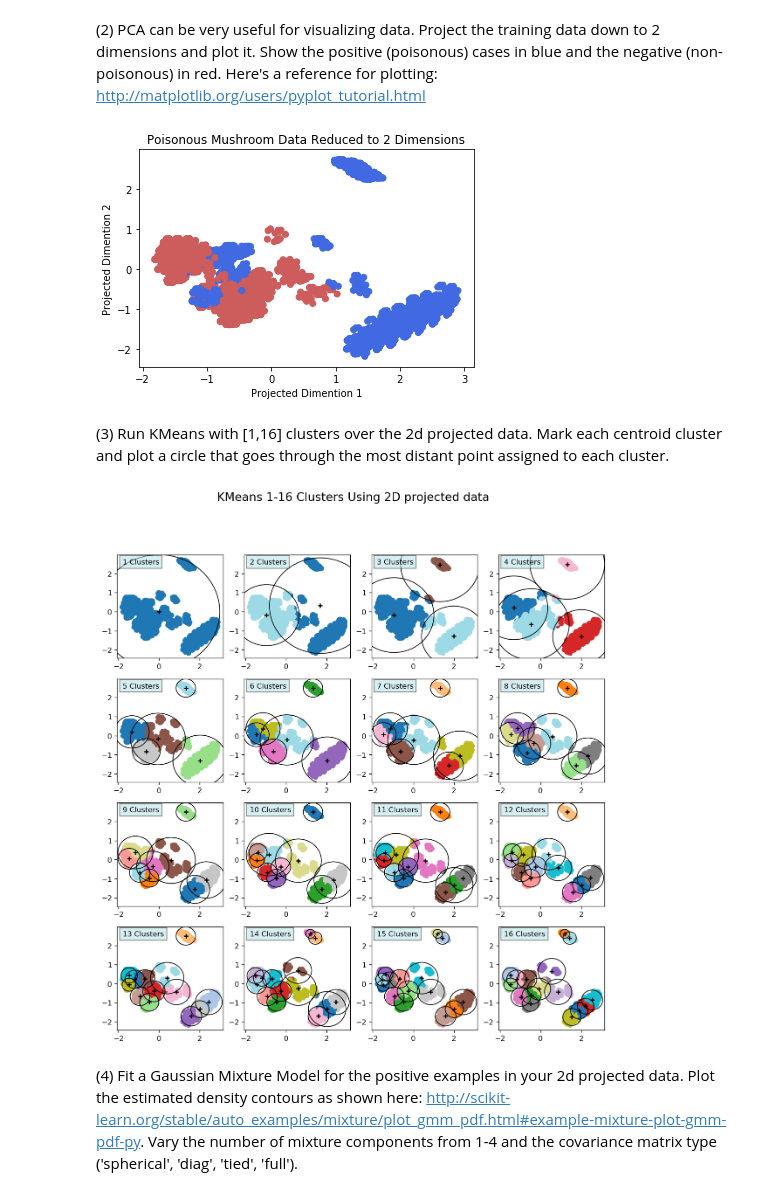
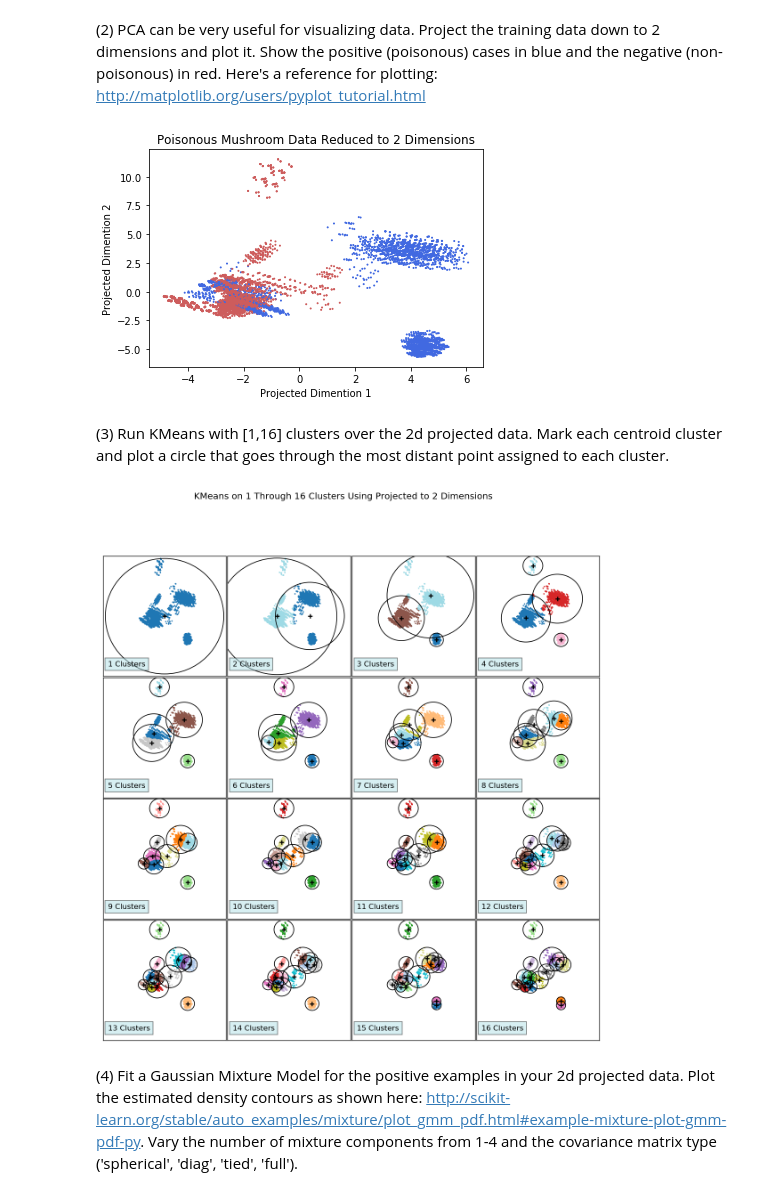
Before and after one commit to kevinhanna/W207_Projects, a Jupyter notebook: Kevin_Hanna_p3.ipynb, the cells around one changed output. Cells and saved outputs as stored; diff of their text form; code cells hidden in the pictures.

```diff
--- a/Kevin_Hanna_p3.ipynb
+++ b/Kevin_Hanna_p3.ipynb
@@ -88,13 +92,15 @@ def P2():
     X = train_data
     y = train_labels
 
+    X_norm = StandardScaler().fit_transform(X)
+
     k = 2
     pca = PCA(n_components=k)
-    pca.fit(X)
+    pca.fit(X_norm)
 
-    X_proj = pca.transform(X)
+    X_proj = pca.transform(X_norm)
     kcolors = ['royalblue' if poisonous else 'indianred' for poisonous in y]
-    plt.scatter(X_proj[:,0], X_proj[:,1], color=kcolors)
+    plt.scatter(X_proj[:,0], X_proj[:,1], s=1, color=kcolors)
     plt.title("Poisonous Mushroom Data Reduced to 2 Dimensions")
     plt.xlabel('Projected Dimention 1')
     plt.ylabel('Projected Dimention 2')
@@ -102,7 +108,7 @@ def P2():
 
 P2()
 # %% [output]
-[figure, old version]
+[figure, new version]
 # %% [markdown]
 (3) Run KMeans with [1,16] clusters over the 2d projected data. Mark each centroid cluster and plot a circle that goes through the most distant point assigned to each cluster.
 # %%
@@ -114,46 +120,52 @@ def P3():
         y_pred = kmeans.fit_predict(X)
 
         # Create the main plot over k clusters
-        ax.scatter(X[:, 0], X[:, 1], c=y_pred, cmap='tab20')
+        ax.scatter(X[:, 0], X[:, 1], s=.8, c=y_pred, cmap='tab20')
+        ax.set_xlim(-12,12)
+        ax.set_ylim(-12,12)
+        ax.set_xticks([])
+        ax.set_yticks([])
 
-        # Add centroid
+        # Add centroids
         ax.scatter(kmeans.cluster_centers_[:, 0], kmeans.cluster_centers_[:, 1],
                     c='black', marker='+')
 
-        # Get max distance per cluster
+        # Get max distance per cluster and plot circle
         X_dist = kmeans.transform(X)
-        dist_from_centroids = []
         for i in range(k):
             tmp_values = X_dist[y_pred == i][:,i]
             tmp_max = np.max(tmp_values)
             max_circle = plt.Circle(kmeans.cluster_centers_[i],
                                 radius=tmp_max, fill=False, color='black')
             ax.add_artist(max_circle)
 
         # Add an title inside the plot
-        ax.text(-1.8, 2.3,"{} Clusters".format(k), bbox=dict(facecolor='powderblue', alpha=0.5))
+        ax.text(-11, -10,"{} Clusters".format(k), bbox=dict(facecolor='powderblue', alpha=0.5))
 
 
     X = train_data
     y = train_labels
 
     # Create projection
+    X_norm = StandardScaler().fit_transform(X)
     k = 2
     pca = PCA(n_components=k)
-    pca.fit(X)
-    X_proj = pca.transform(X)
+    pca.fit(X_norm)
+    X_proj = pca.transform(X_norm)
 
     # Create 4x4 figure of 16 different plots
     fig = plt.figure(figsize=(12, 12), dpi=120)
-    fig.suptitle('KMeans 1-16 Clusters Using 2D projected data', fontsize=16)
+    fig.suptitle('KMeans on 1 Through 16 Clusters Using Projected to 2 Dimensions')
     for i in range(1, 17):
         ax = fig.add_subplot(4,4,i)
         plot_cluster(i, X_proj, ax)
 
+    fig.subplots_adjust(wspace=0.01, hspace=0.01)
+    fig.show()
 ### STUDENT END ###
 
 P3()
 # %% [output]
-[figure, old version]
+[figure, new version]
 # %% [markdown]
 (4) Fit a Gaussian Mixture Model for the positive examples in your 2d projected data. Plot the estimated density contours as shown here: http://scikit-learn.org/stable/auto_examples/mixture/plot_gmm_pdf.html#example-mixture-plot-gmm-pdf-py. Vary the number of mixture components from 1-4 and the covariance matrix type ('spherical', 'diag', 'tied', 'full').
```
Also changed, not shown: parts of 4 cells of this notebook.
